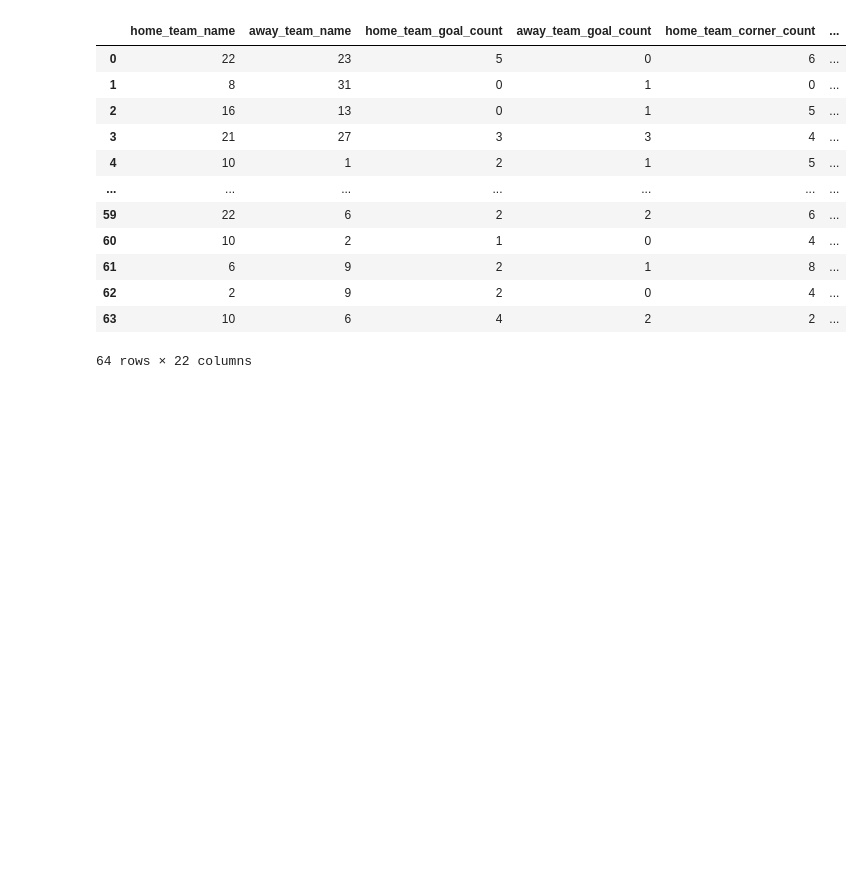
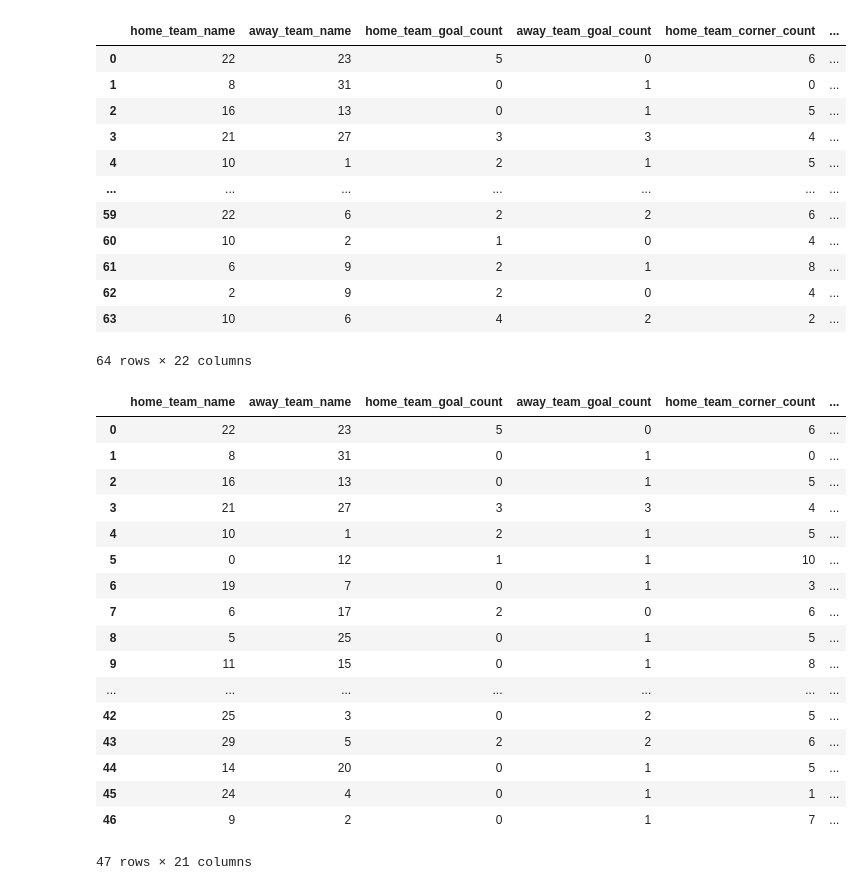
Before and after one commit to rajatjain007/FIFAWorldCupPrediction, a Jupyter notebook: Main/starter.ipynb, the cells around one changed output. Cells and saved outputs as stored; diff of their text form; code cells hidden in the pictures; blank space fills up the shorter version.

```diff
--- a/Main/starter.ipynb
+++ b/Main/starter.ipynb
@@ -112,10 +112,31 @@ dataFrame.to_csv('../Data/Dataset.csv',index=False)
 # %%
 #Training Data generation
 targets = dataFrame["home_team_result"]
 features = dataFrame.drop(["winner_encoded","home_team_result"],axis=1)
 
 featuresTrain, targetsTrain = features[0:47], targets[0:47]
 featuresTest, targetsTest = features[47:], targets[47:]
+
+fea.to_csv (r'../Data/TestingData.csv', index = False, header=True)
+# %% [output]
+|  | home_team_name | away_team_name | home_team_goal_count | away_team_goal_count | home_team_corner_count | ... |
+| 0 | 22 | 23 | 5 | 0 | 6 | ... |
+| 1 | 8 | 31 | 0 | 1 | 0 | ... |
+| 2 | 16 | 13 | 0 | 1 | 5 | ... |
+| 3 | 21 | 27 | 3 | 3 | 4 | ... |
+| 4 | 10 | 1 | 2 | 1 | 5 | ... |
+| 5 | 0 | 12 | 1 | 1 | 10 | ... |
+| 6 | 19 | 7 | 0 | 1 | 3 | ... |
+| 7 | 6 | 17 | 2 | 0 | 6 | ... |
+| 8 | 5 | 25 | 0 | 1 | 5 | ... |
+| 9 | 11 | 15 | 0 | 1 | 8 | ... |
+| ... | ... | ... | ... | ... | ... | ... |
+| 42 | 25 | 3 | 0 | 2 | 5 | ... |
+| 43 | 29 | 5 | 2 | 2 | 6 | ... |
+| 44 | 14 | 20 | 0 | 1 | 5 | ... |
+| 45 | 24 | 4 | 0 | 1 | 1 | ... |
+| 46 | 9 | 2 | 0 | 1 | 7 | ... |
+47 rows × 21 columns
 # %%
 # Feature embedding
 # %%
```
Also changed, not shown: 4 other files.
